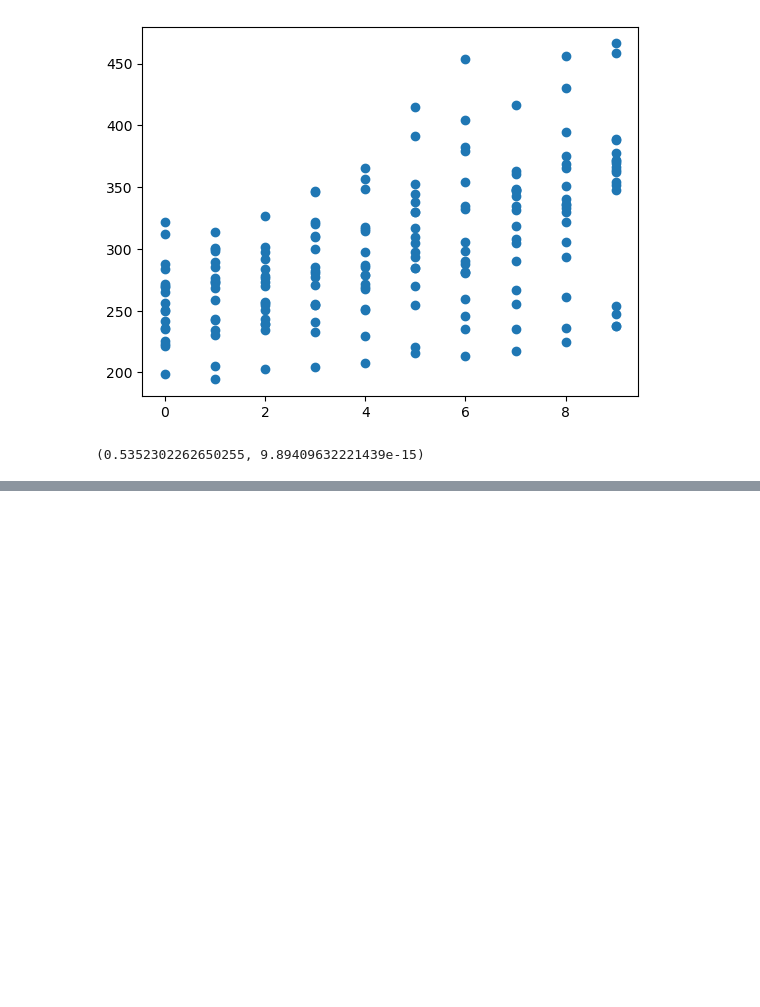
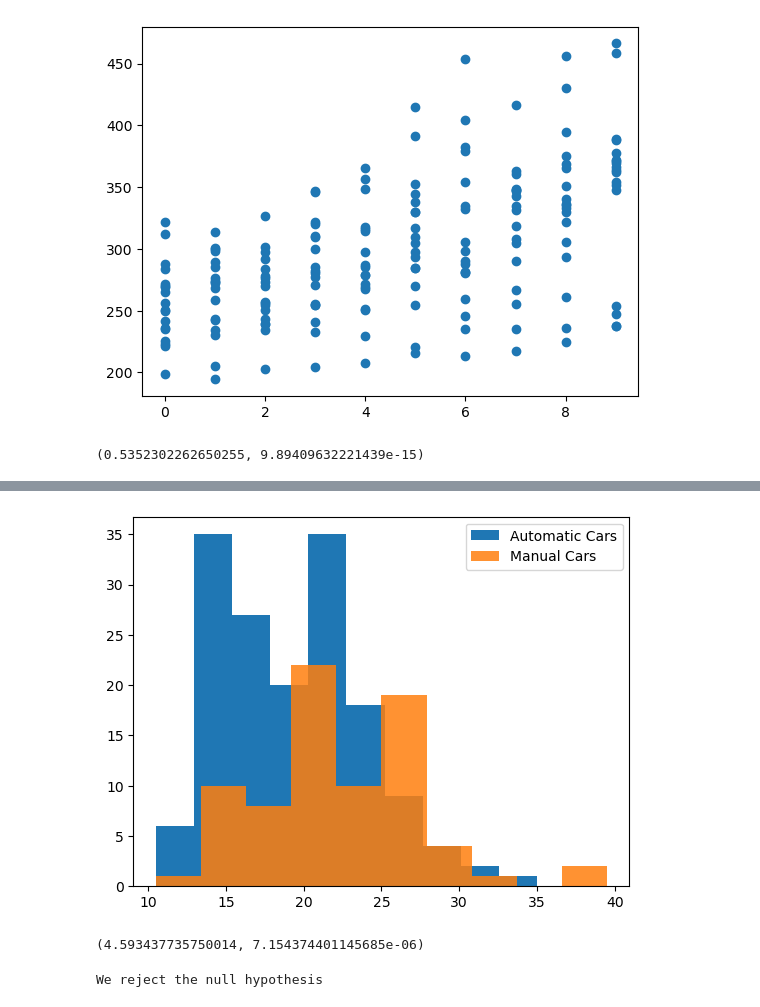
Before and after one commit to nickpedri/statistics-exercises, a Jupyter notebook: hypothesis_testing.ipynb, the cells around one changed output, grey strips where cells are left out. Cells and saved outputs as stored; diff of their text form; code cells hidden in the pictures; blank space fills up the shorter version.

```diff
--- a/hypothesis_testing.ipynb
+++ b/hypothesis_testing.ipynb
@@ -442,0 +646,28 @@ r, p
+# %%
+auto = mpg[mpg['trans'] =='auto']
+manual = mpg[mpg['trans'] =='manual']
+# %%
+auto_gas = auto['avg_mpg']
+manual_gas = manual['avg_mpg']
+# %%
+#plt.hist(manual_gas, alpha=1,label='Manual Cars')
+plt.hist(auto_gas, alpha=1, label='Automatic Cars')
+plt.hist(manual_gas, alpha=0.85,label='Manual Cars')
+plt.legend()
+plt.show()
+# %% [output]
+[figure, added]
+# %%
+t, p = stats.ttest_ind(manual_gas,auto_gas)
+t, p
+# %% [output]
+(4.593437735750014, 7.154374401145685e-06)
+# %%
+if p / 2 > a:
+    print("We fail to reject the null hypothesis")
+elif t < 0:
+    print("We fail to reject the null hypothesis")
+else:
+    print("We reject the null hypothesis")
+# %% [output]
+We reject the null hypothesis
```
Also changed, not shown: parts of 35 cells of this notebook.
